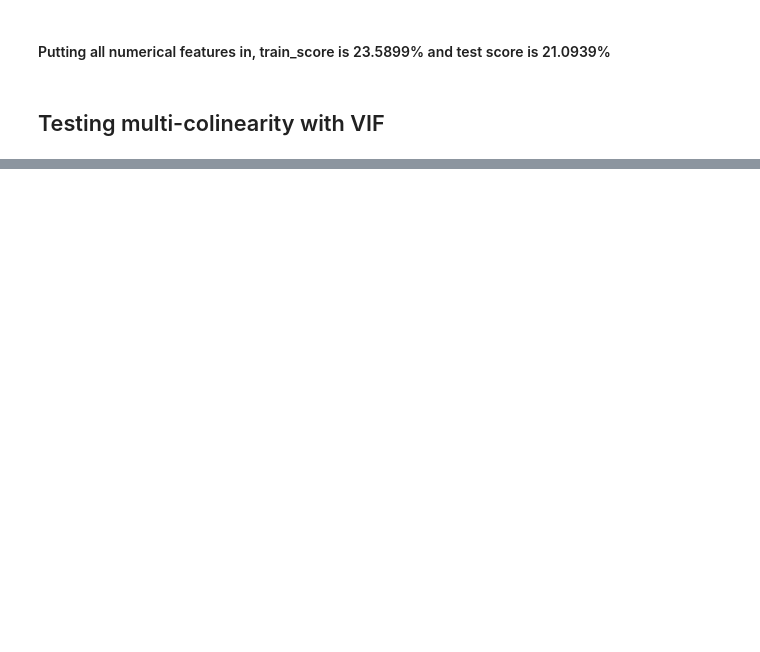
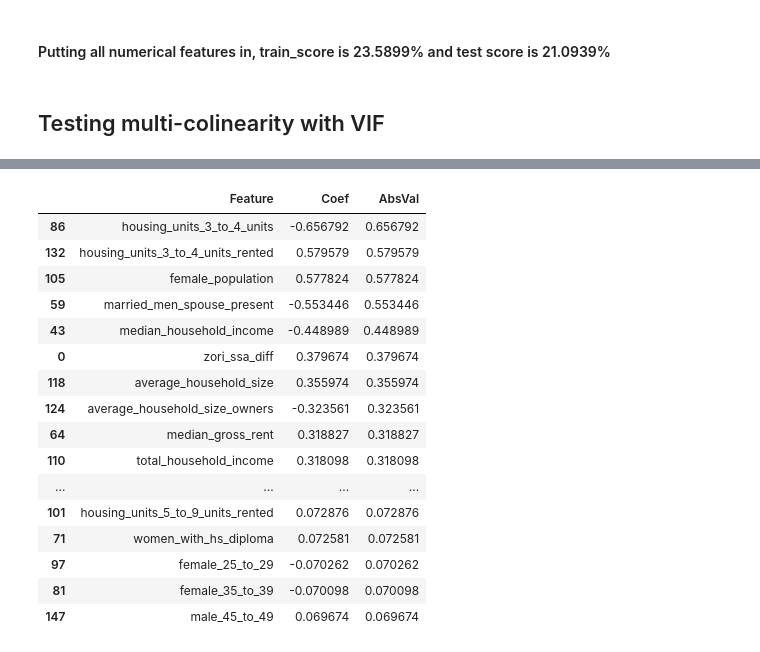
Before and after one commit to HaydenWarren/zri-forecast, a Jupyter notebook: julie/FirstMultilinear.ipynb, the cells around one changed output, grey strips where cells are left out. Cells and saved outputs as stored; diff of their text form; code cells hidden in the pictures; blank space fills up the shorter version.

```diff
--- a/julie/FirstMultilinear.ipynb
+++ b/julie/FirstMultilinear.ipynb
@@ -156,0 +236,11 @@ top10
+# %%
+## Separate target from dataframe
+y = scaled_frame['zori_ssa']
+X = scaled_frame.drop(['zori_ssa'], axis=1)
+# %%
+X_train, X_test, y_train, y_test = train_test_split(X, y, test_size=0.33, random_state=42)
+# %%
+las = Lasso(max_iter = 50000, random_state = 33, alpha=0.001)
+# %%
+las.fit(X_train,y_train)
+las.score(X_train,y_train)
@@ -156,0 +278,25 @@ top10
+# %%
+## Print coefficient table
+
+coef_table = pd.DataFrame({'Feature':X.columns, 'Coef':las.coef_, 'AbsVal':np.abs(las.coef_)})
+coef_table = coef_table.sort_values('AbsVal', ascending=False)
+top50 = coef_table.head(50)
+top50
+# %% [output]
+|  | Feature | Coef | AbsVal |
+| 86 | housing_units_3_to_4_units | -0.656792 | 0.656792 |
+| 132 | housing_units_3_to_4_units_rented | 0.579579 | 0.579579 |
+| 105 | female_population | 0.577824 | 0.577824 |
+| 59 | married_men_spouse_present | -0.553446 | 0.553446 |
+| 43 | median_household_income | -0.448989 | 0.448989 |
+| 0 | zori_ssa_diff | 0.379674 | 0.379674 |
+| 118 | average_household_size | 0.355974 | 0.355974 |
+| 124 | average_household_size_owners | -0.323561 | 0.323561 |
+| 64 | median_gross_rent | 0.318827 | 0.318827 |
+| 110 | total_household_income | 0.318098 | 0.318098 |
+| ... | ... | ... | ... |
+| 101 | housing_units_5_to_9_units_rented | 0.072876 | 0.072876 |
+| 71 | women_with_hs_diploma | 0.072581 | 0.072581 |
+| 97 | female_25_to_29 | -0.070262 | 0.070262 |
+| 81 | female_35_to_39 | -0.070098 | 0.070098 |
+| 147 | male_45_to_49 | 0.069674 | 0.069674 |
```
Also changed, not shown: parts of 38 cells of this notebook, 8 other files.
